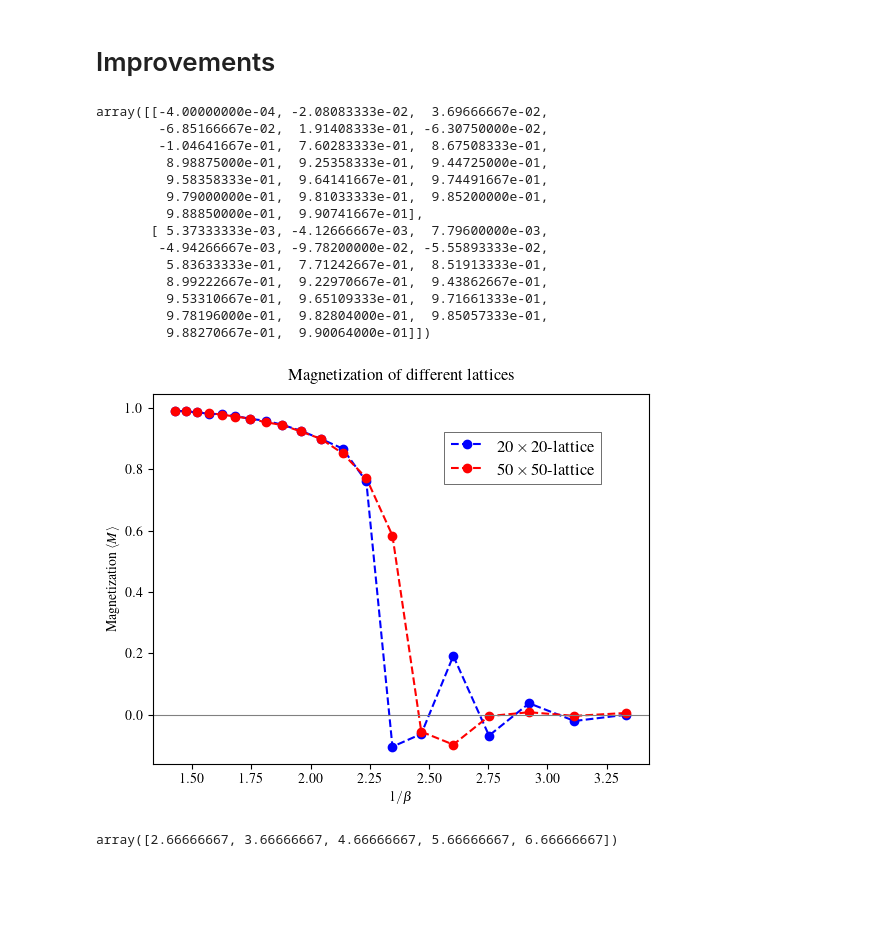
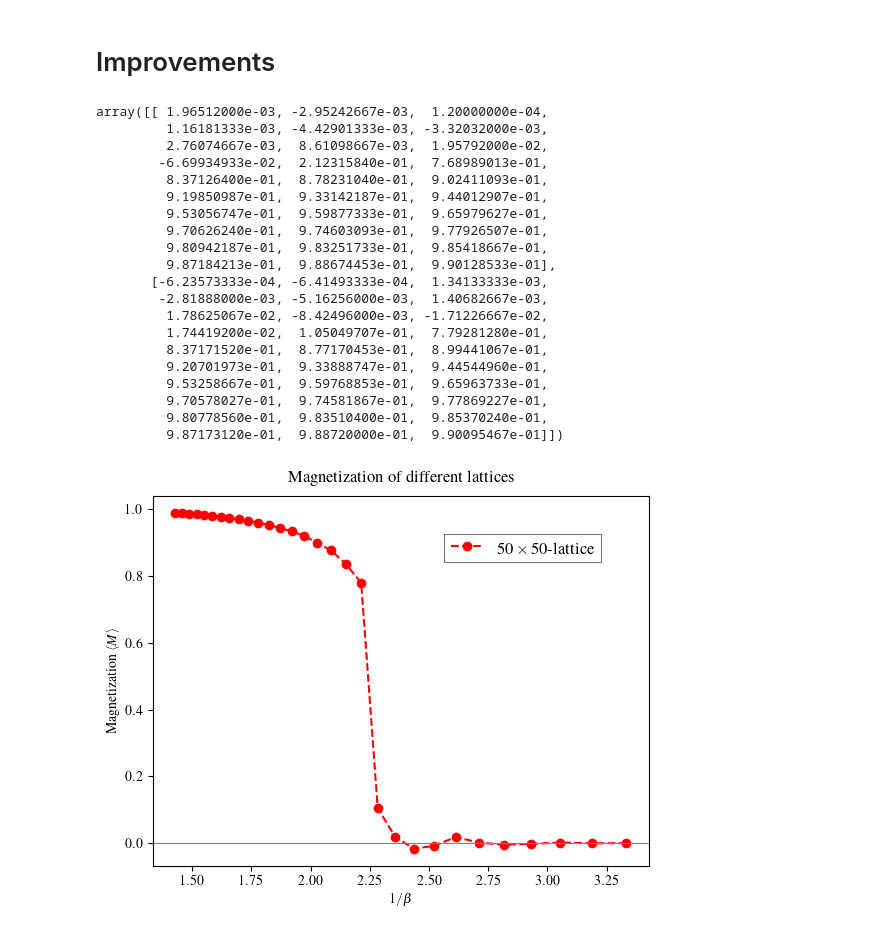
Before and after one commit to dantona02/metropolis, a Jupyter notebook: metropolis.ipynb, the cells around one changed output. Cells and saved outputs as stored; diff of their text form; code cells hidden in the pictures; blank space fills up the shorter version.

Commit message:
Updated magnetization

```diff
--- a/metropolis.ipynb
+++ b/metropolis.ipynb
@@ -469,64 +469,69 @@ spins_test, energies_test, equilibrium_test, variance_test = model.metropolis(sp
 # %%
 # model.plot(equilibrium=equilibrium_test, cmap='binary', times=steps, beta=beta, save=True)
 # %%
-betas = np.linspace(0.3, 0.7, 20)
+betas = np.linspace(0.3, 0.7, 30)
 N = [20, 50]
 steps = [10000 for i in N]
-sweeps = [600 for i in N]
+sweeps = [500 for i in N]
 # %%
 def get_magnetization(N, betas, sweeps, iterations):
-    magnetization_list = np.zeros((len(N), len(betas)))
-    for index1, i in enumerate(iterations):
-        magnetization = np.zeros(len(betas))
-        model = isingmodel_fast(N=i)
-        spin_grid = model.grid()
-        energy = model.get_energy(spin_grid)
-        for index2, s in enumerate(betas):
-            spins, energies, equilibrium, variance = model.metropolis(spin_grid, steps[index1], s, energy, i)
-            magnetization[index2] = spins[-sweeps[index1]:].mean() / i ** 2
-        magnetization_list[index1] = magnetization
-    rows, cols = magnetization_list.shape
+    magnetization_list = np.zeros((iterations, len(betas)))
+    for t in range(0, iterations):
+        for index1, i in enumerate(N):
+            magnetization = np.zeros(len(betas))
+            model = isingmodel_fast(N=i)
+            spin_grid = model.grid()
+            energy = model.get_energy(spin_grid)
+            for index2, s in enumerate(betas):
+                spins, energies, equilibrium, variance = model.metropolis(spin_grid, steps[index1], s, energy, i)
+                magnetization[index2] = spins[-sweeps[index1]:].mean() / i ** 2
+            magnetization_list[t] = magnetization
     magnetization_avg = np.zeros((len(N), len(betas)))
-    for i in range(0, rows - 1, len(N)):
+    for i in range(0, len(N)):
+        group = range(i, len(magnetization_list), len(N))
+        magnetization_avg[i] = np.mean(magnetization_list[group, :], axis=0)
 
-    return magnetization_list
+    return magnetization_avg
 # %%
-magnetization = get_magnetization(N, betas, sweeps)
+magnetization = get_magnetization(N, betas, sweeps, 30)
 magnetization
 # %% [output]
-array([[-4.00000000e-04, -2.08083333e-02,  3.69666667e-02,
-        -6.85166667e-02,  1.91408333e-01, -6.30750000e-02,
-        -1.04641667e-01,  7.60283333e-01,  8.67508333e-01,
-         8.98875000e-01,  9.25358333e-01,  9.44725000e-01,
-         9.58358333e-01,  9.64141667e-01,  9.74491667e-01,
-         9.79000000e-01,  9.81033333e-01,  9.85200000e-01,
-         9.88850000e-01,  9.90741667e-01],
-       [ 5.37333333e-03, -4.12666667e-03,  7.79600000e-03,
-        -4.94266667e-03, -9.78200000e-02, -5.55893333e-02,
-         5.83633333e-01,  7.71242667e-01,  8.51913333e-01,
-         8.99222667e-01,  9.22970667e-01,  9.43862667e-01,
-         9.53310667e-01,  9.65109333e-01,  9.71661333e-01,
-         9.78196000e-01,  9.82804000e-01,  9.85057333e-01,
-         9.88270667e-01,  9.90064000e-01]])
+array([[ 1.96512000e-03, -2.95242667e-03,  1.20000000e-04,
+         1.16181333e-03, -4.42901333e-03, -3.32032000e-03,
+         2.76074667e-03,  8.61098667e-03,  1.95792000e-02,
+        -6.69934933e-02,  2.12315840e-01,  7.68989013e-01,
+         8.37126400e-01,  8.78231040e-01,  9.02411093e-01,
+         9.19850987e-01,  9.33142187e-01,  9.44012907e-01,
+         9.53056747e-01,  9.59877333e-01,  9.65979627e-01,
+         9.70626240e-01,  9.74603093e-01,  9.77926507e-01,
+         9.80942187e-01,  9.83251733e-01,  9.85418667e-01,
+         9.87184213e-01,  9.88674453e-01,  9.90128533e-01],
+       [-6.23573333e-04, -6.41493333e-04,  1.34133333e-03,
+        -2.81888000e-03, -5.16256000e-03,  1.40682667e-03,
+         1.78625067e-02, -8.42496000e-03, -1.71226667e-02,
+         1.74419200e-02,  1.05049707e-01,  7.79281280e-01,
+         8.37171520e-01,  8.77170453e-01,  8.99441067e-01,
+         9.20701973e-01,  9.33888747e-01,  9.44544960e-01,
+         9.53258667e-01,  9.59768853e-01,  9.65963733e-01,
+         9.70578027e-01,  9.74581867e-01,  9.77869227e-01,
+         9.80778560e-01,  9.83510400e-01,  9.85370240e-01,
+         9.87173120e-01,  9.88720000e-01,  9.90095467e-01]])
 # %%
 fig, ax = plt.subplots()
 
-ax.plot(1 / betas, magnetization[0], 'o--', c='blue', label=r'$20\times20$-lattice')
+# ax.plot(1 / betas, magnetization[0], 'o--', c='blue', label=r'$20\times20$-lattice')
 ax.plot(1 / betas, magnetization[1], 'o--', c='red', label=r'$50\times50$-lattice')
 ax.axhline(0, c='grey', linewidth=.8)
 ax.set_xlabel(r'$1/\beta$')
 ax.set_ylabel(r'Magnetization $\langle M\rangle$')
 plt.title('Magnetization of different lattices', fontsize=12, pad=10)
 
 legend = ax.legend(loc="upper right", bbox_to_anchor=(0.92, 0.92), fancybox=False, edgecolor='black', fontsize=12)
 legend.set_zorder(10)
 legend.get_frame().set_linewidth(0.5)
 
 plt.show()
+
+fig.savefig(f"/Users/danielmiksch/Downloads/magnetization50by50.pdf")
 # %% [output]
-[figure, old version]
+[figure, new version]
-# %%
-array = np.array([[1,2,3,4,5], [6,7,8,9,10], [6,7,8,9,10], [1,2,3,4,5], [1,2,3,4,5], [6,7,8,9,10]])
-np.mean(array[[0, 2, 4], :], axis=0)
-# %% [output]
-array([2.66666667, 3.66666667, 4.66666667, 5.66666667, 6.66666667])
```
Also changed, not shown: parts of 2 cells of this notebook.
